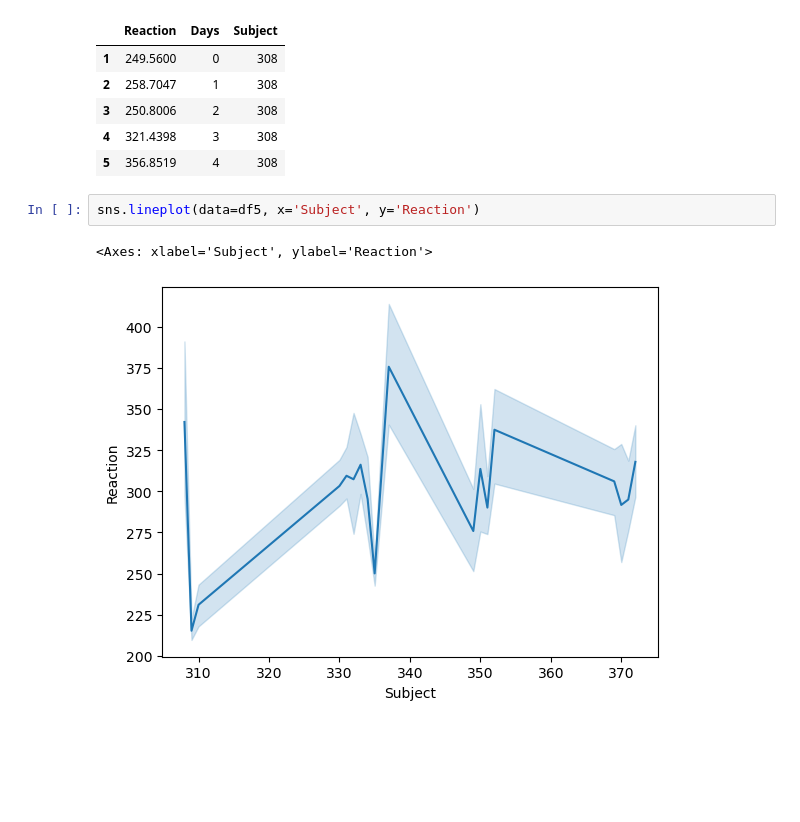
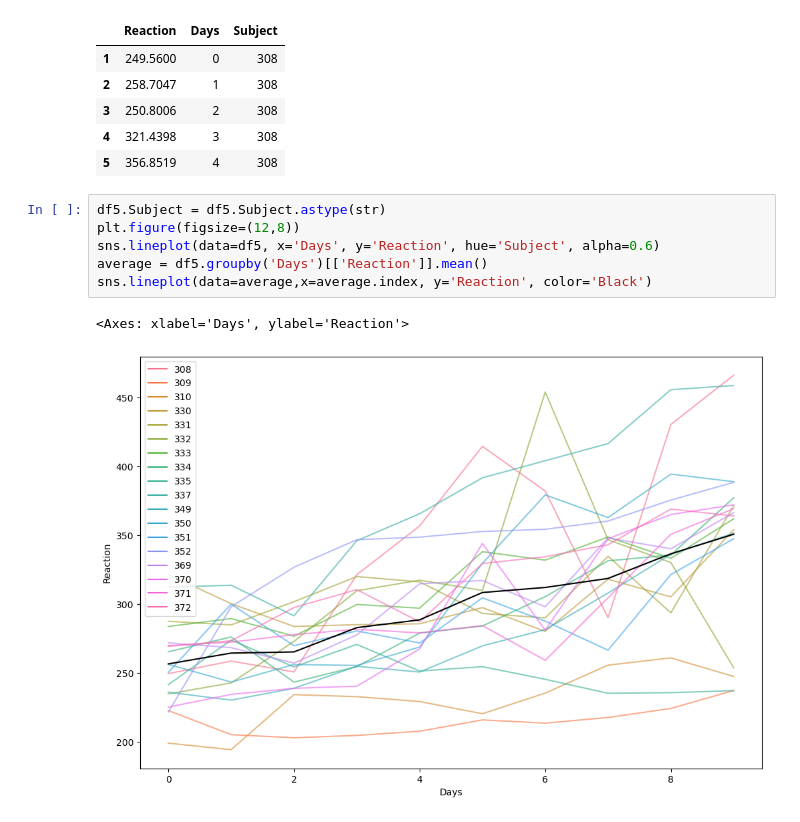
Before and after one commit to Jacob-Ball22/ds-libraries-exercises, a Jupyter notebook: seaborn_exercises.ipynb, the cells around one changed output. Cells and saved outputs as stored; diff of their text form; blank space fills up the shorter version.

```diff
--- a/seaborn_exercises.ipynb
+++ b/seaborn_exercises.ipynb
@@ -171,7 +180,11 @@ df5.head()
 | 4 | 321.4398 | 3 | 308 |
 | 5 | 356.8519 | 4 | 308 |
 # %%
-sns.lineplot(data=df5, x='Subject', y='Reaction')
+df5.Subject = df5.Subject.astype(str)
+plt.figure(figsize=(12,8))
+sns.lineplot(data=df5, x='Days', y='Reaction', hue='Subject', alpha=0.6)
+average = df5.groupby('Days')[['Reaction']].mean()
+sns.lineplot(data=average,x=average.index, y='Reaction', color='Black')
 # %% [output]
-<Axes: xlabel='Subject', ylabel='Reaction'>
+<Axes: xlabel='Days', ylabel='Reaction'>
-[figure, old version]
+[figure, new version]
```
Also changed, not shown: parts of 3 cells of this notebook.
